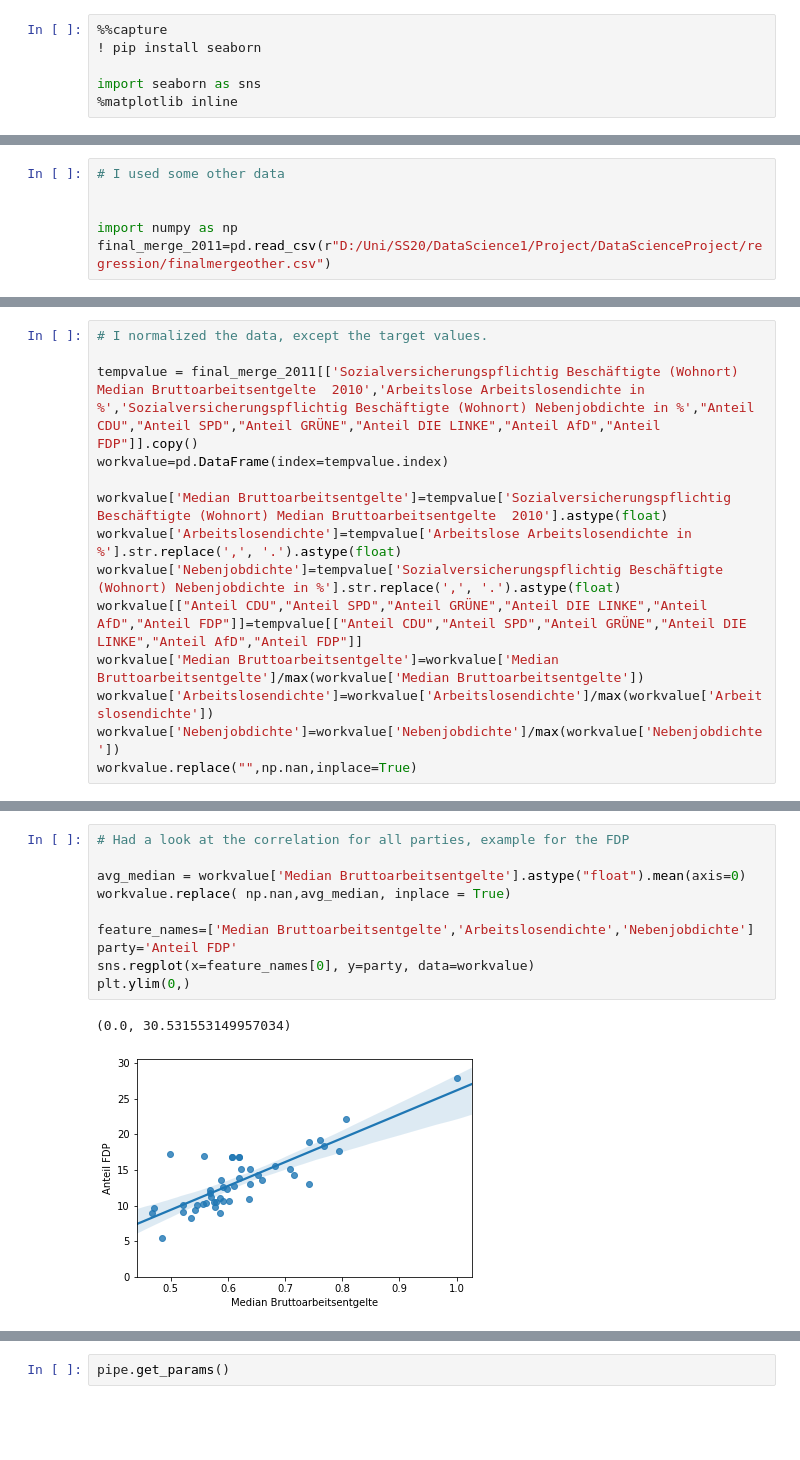
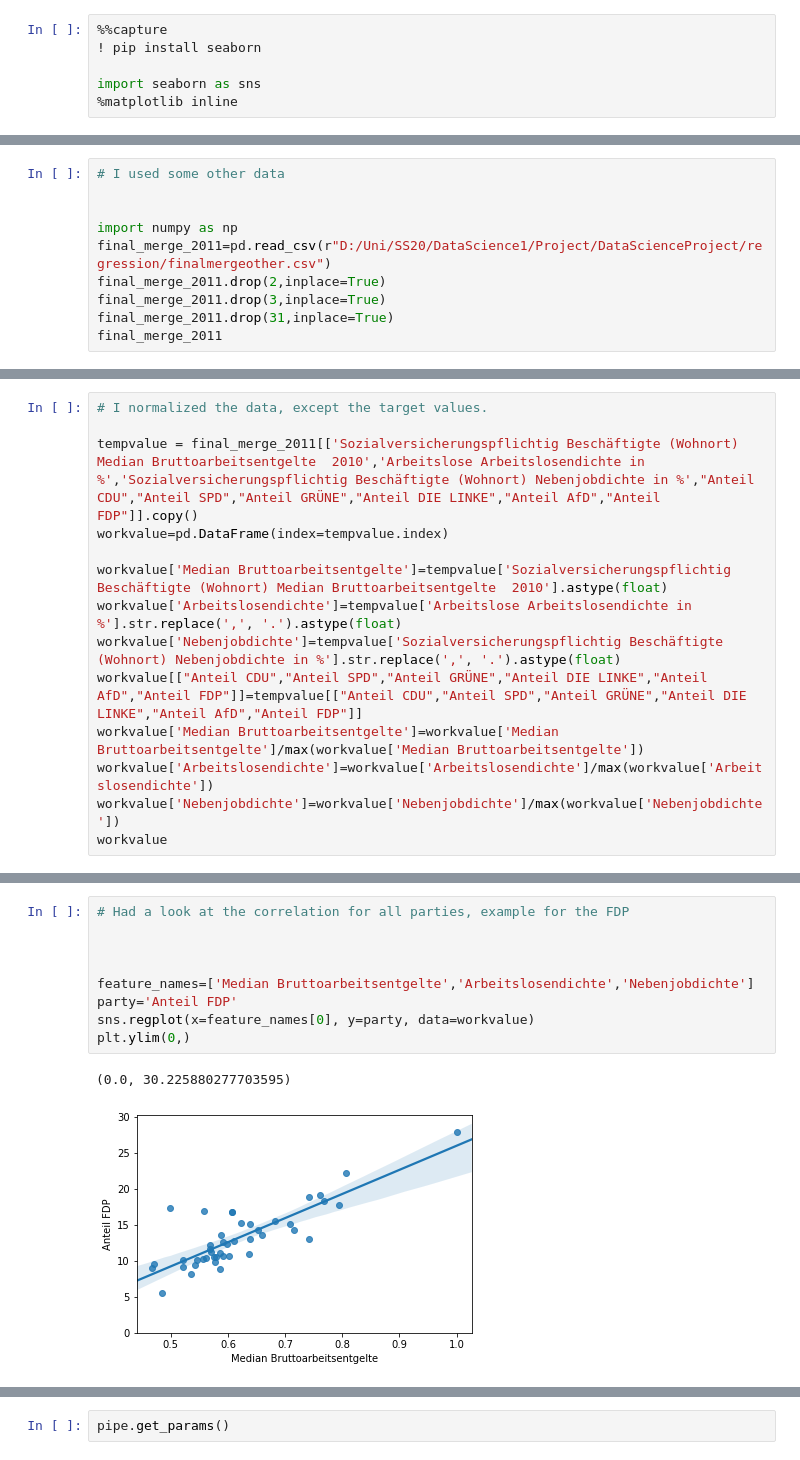
Before and after one commit to HugoMaier/DataScienceProject, a Jupyter notebook: regression/regression02.ipynb, the cells around one changed output, grey strips where cells are left out. Saved outputs shown, nothing was run; the diff lists cells and outputs as text; blank space fills up the shorter version.

```diff
--- a/regression/regression02.ipynb
+++ b/regression/regression02.ipynb
@@ -150,3 +149,7 @@ X.corr()
 
 import numpy as np
 final_merge_2011=pd.read_csv(r"D:/Uni/SS20/DataScience1/Project/DataScienceProject/regression/finalmergeother.csv")
+final_merge_2011.drop(2,inplace=True)
+final_merge_2011.drop(3,inplace=True)
+final_merge_2011.drop(31,inplace=True)
+final_merge_2011
@@ -163,4 +185,4 @@ workvalue[["Anteil CDU","Anteil SPD","Anteil GRÜNE","Anteil DIE LINKE","Anteil
 workvalue['Median Bruttoarbeitsentgelte']=workvalue['Median Bruttoarbeitsentgelte']/max(workvalue['Median Bruttoarbeitsentgelte'])
 workvalue['Arbeitslosendichte']=workvalue['Arbeitslosendichte']/max(workvalue['Arbeitslosendichte'])
 workvalue['Nebenjobdichte']=workvalue['Nebenjobdichte']/max(workvalue['Nebenjobdichte'])
-workvalue.replace("",np.nan,inplace=True)
+workvalue
@@ -167,16 +207,15 @@ workvalue.replace("",np.nan,inplace=True)
 # %%
 # Had a look at the correlation for all parties, example for the FDP
 
-avg_median = workvalue['Median Bruttoarbeitsentgelte'].astype("float").mean(axis=0)
-workvalue.replace( np.nan,avg_median, inplace = True)
+
 
 feature_names=['Median Bruttoarbeitsentgelte','Arbeitslosendichte','Nebenjobdichte']
 party='Anteil FDP'
 sns.regplot(x=feature_names[0], y=party, data=workvalue)
 plt.ylim(0,)
 # %% [output]
-(0.0, 30.531553149957034)
+(0.0, 30.225880277703595)
-[figure, old version]
+[figure, new version]
 # %%
 sns.regplot(x=feature_names[1], y=party, data=workvalue)
 plt.ylim(0,)
```
Also changed, not shown: parts of 19 cells of this notebook.
